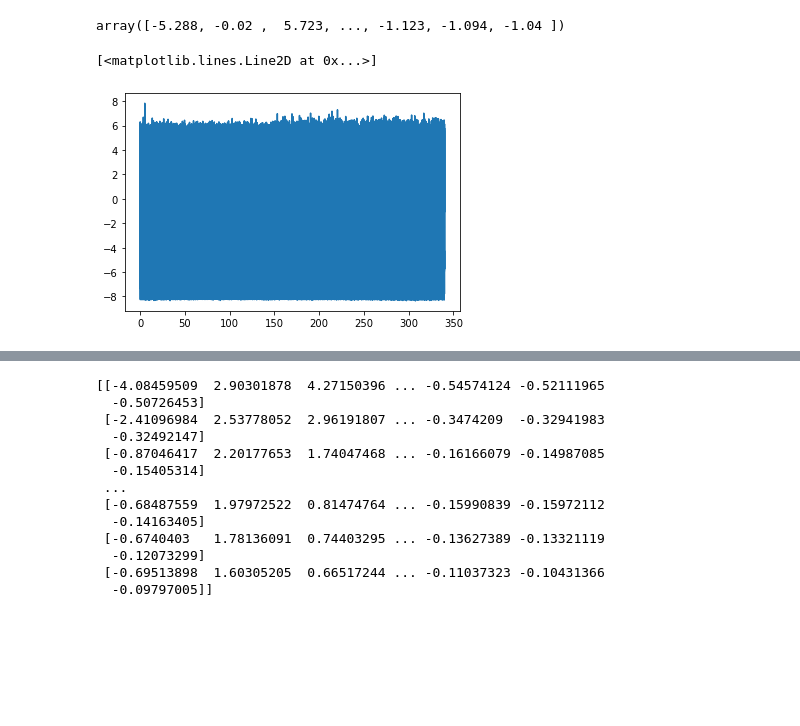
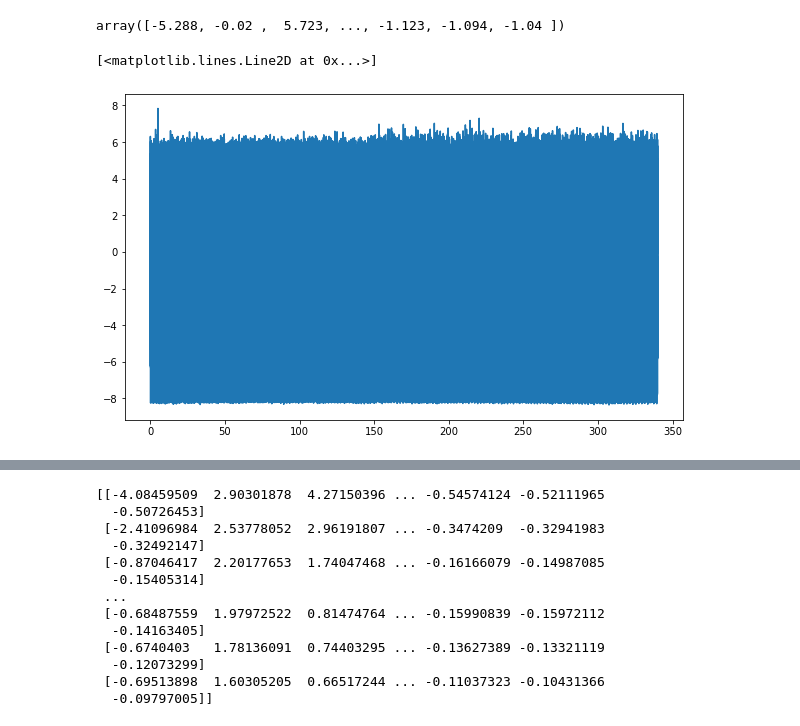
Before and after one commit to HeroicSpider/Brain-maturity-scoring-of-preterm-neonatal-babies, a Jupyter notebook: EEG signal analysis.ipynb, the cells around one changed output, grey strips where cells are left out. Drawn from its saved outputs; the diff is of its cells as text; code cells hidden in the pictures; blank space fills up the shorter version.

```diff
--- a/EEG signal analysis.ipynb
+++ b/EEG signal analysis.ipynb
@@ -69,7 +69,8 @@ A
 array([-5.288, -0.02 ,  5.723, ..., -1.123, -1.094, -1.04 ])
 # %%
 t=np.linspace(0,340,340000)
+plt.figure(figsize=(10,6))
 plt.plot(t,A)
 # %% [output]
 [<matplotlib.lines.Line2D at 0x...>]
-[figure, old version]
+[figure, new version]
```
Also changed, not shown: parts of 4 cells of this notebook.
